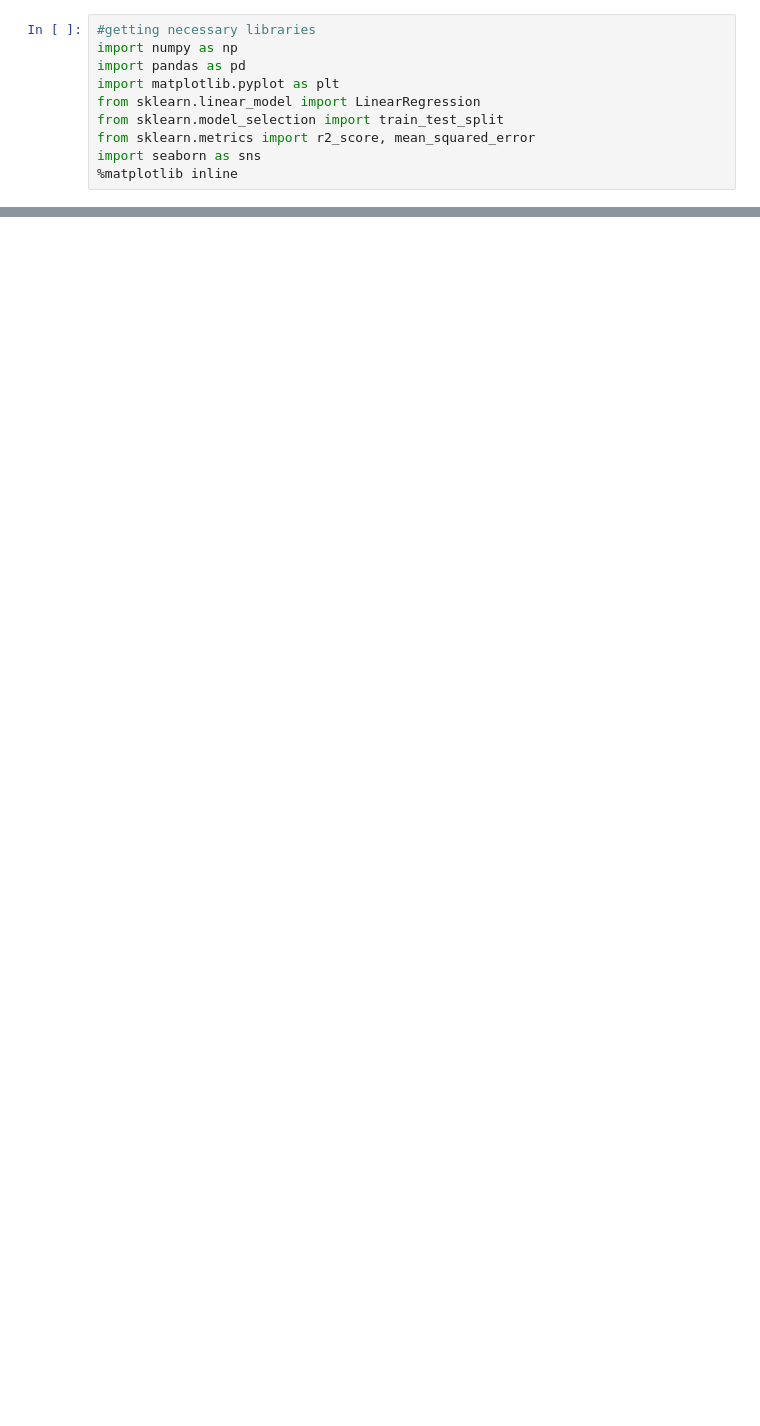
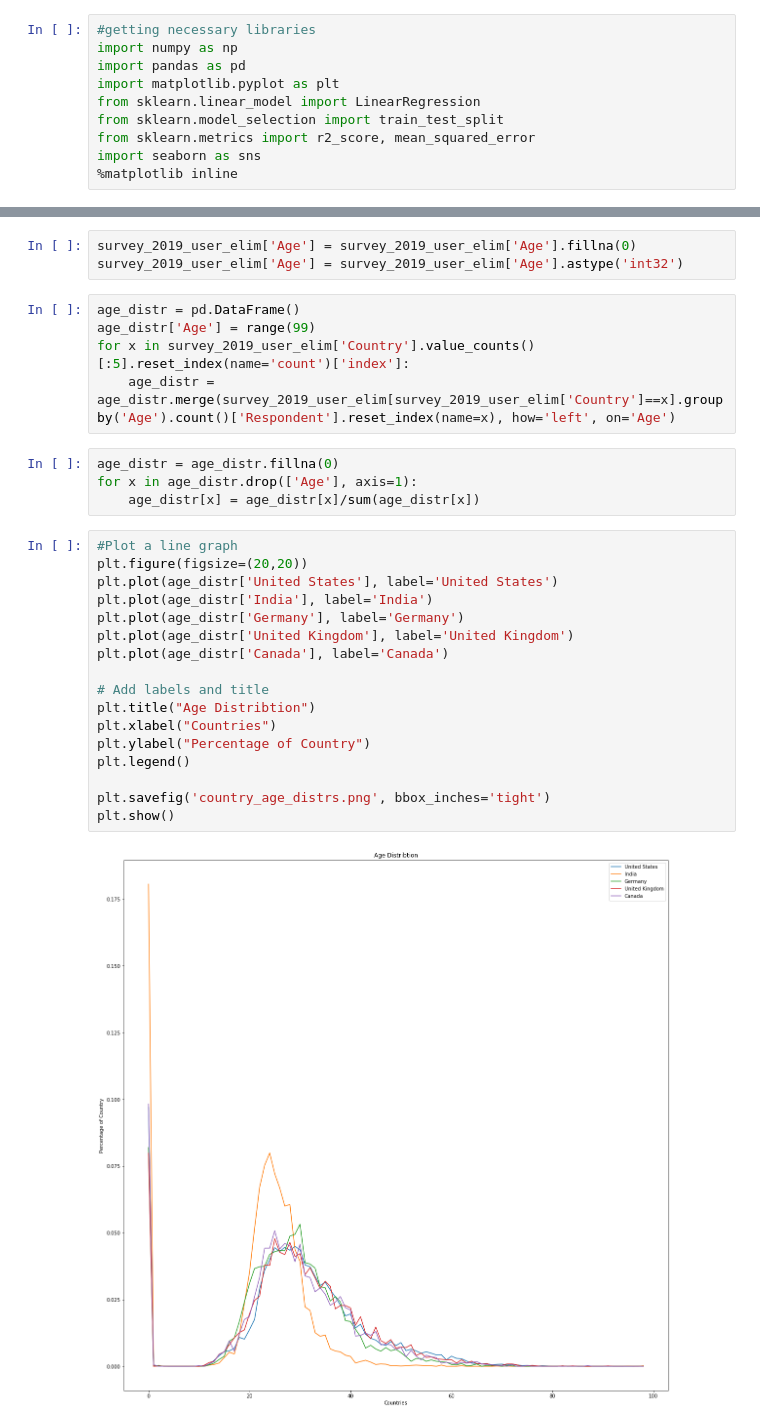
Before and after one commit to Danielulug/stackoverflow-surveys, a Jupyter notebook: main.ipynb, the cells around one changed output, grey strips where cells are left out. Saved outputs shown, nothing was run; the diff lists cells and outputs as text; blank space fills up the shorter version.

```diff
--- a/main.ipynb
+++ b/main.ipynb
@@ -139,0 +145,31 @@ First question, does the population in stackoverflow change drastically? This qu
+# %%
+survey_2019_user_elim['Age'] = survey_2019_user_elim['Age'].fillna(0)
+survey_2019_user_elim['Age'] = survey_2019_user_elim['Age'].astype('int32')
+# %%
+age_distr = pd.DataFrame()
+age_distr['Age'] = range(99)
+for x in survey_2019_user_elim['Country'].value_counts()[:5].reset_index(name='count')['index']:
+    age_distr = age_distr.merge(survey_2019_user_elim[survey_2019_user_elim['Country']==x].groupby('Age').count()['Respondent'].reset_index(name=x), how='left', on='Age')
+# %%
+age_distr = age_distr.fillna(0)
+for x in age_distr.drop(['Age'], axis=1):
+    age_distr[x] = age_distr[x]/sum(age_distr[x])
+# %%
+#Plot a line graph
+plt.figure(figsize=(20,20))
+plt.plot(age_distr['United States'], label='United States')
+plt.plot(age_distr['India'], label='India')
+plt.plot(age_distr['Germany'], label='Germany')
+plt.plot(age_distr['United Kingdom'], label='United Kingdom')
+plt.plot(age_distr['Canada'], label='Canada')
+
+# Add labels and title
+plt.title("Age Distribtion")
+plt.xlabel("Countries")
+plt.ylabel("Percentage of Country")
+plt.legend()
+
+plt.savefig('country_age_distrs.png', bbox_inches='tight')
+plt.show()
+# %% [output]
+[figure, added]
```
Also changed, not shown: parts of 15 cells of this notebook.
